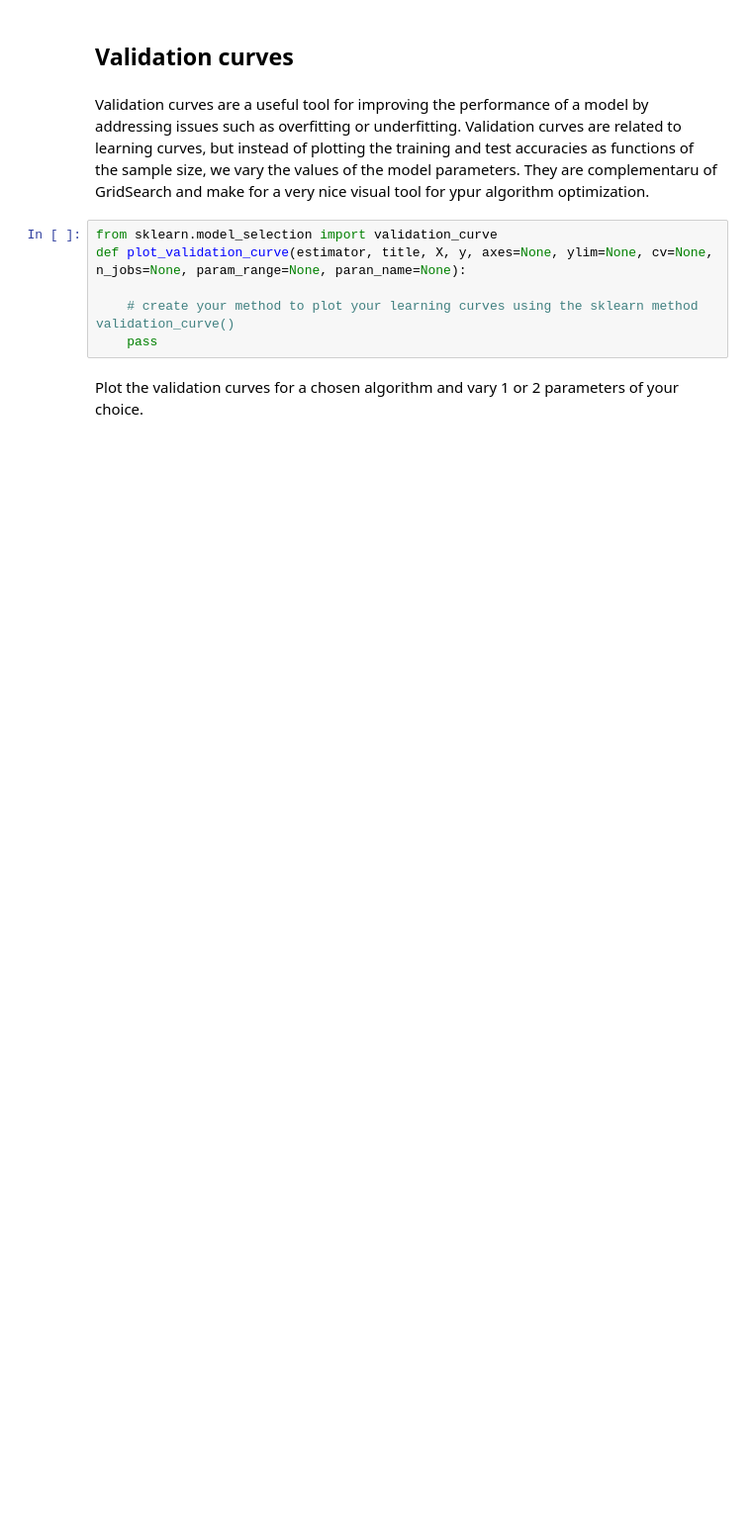
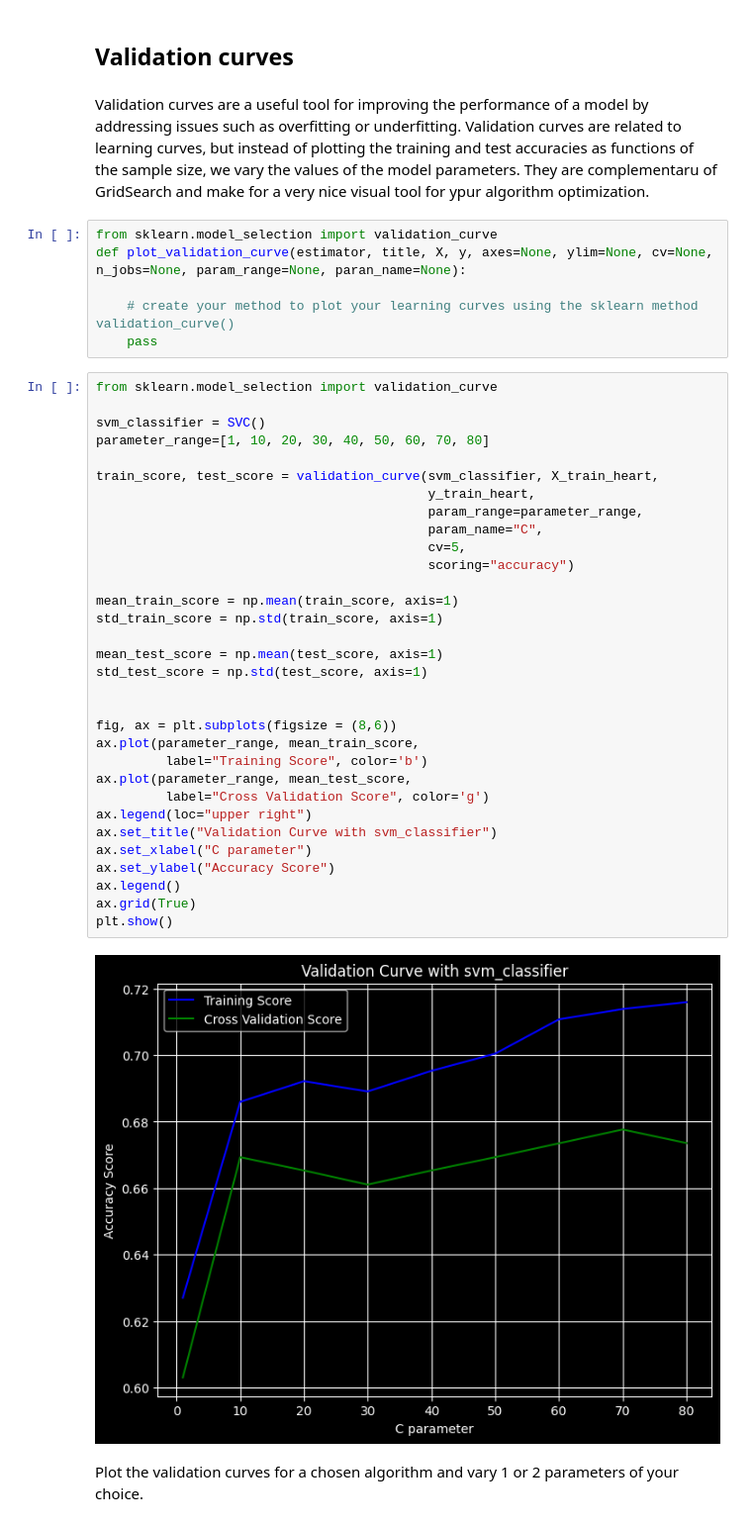
Before and after one commit to eusoumarkinhoz/ML3, a Jupyter notebook: ML3.1 - Learning Curve_heart.ipynb, the cells around one changed output. Shown: that part at 99% size. Drawn from its saved outputs; the diff is of its cells as text; blank space fills up the shorter version.

```diff
--- a/ML3.1 - Learning Curve_heart.ipynb
+++ b/ML3.1 - Learning Curve_heart.ipynb
@@ -774,5 +691,39 @@ def plot_validation_curve(estimator, title, X, y, axes=None, ylim=None, cv=None,
 
     # create your method to plot your learning curves using the sklearn method validation_curve()
     pass
+# %%
+from sklearn.model_selection import validation_curve
+
+svm_classifier = SVC()
+parameter_range=[1, 10, 20, 30, 40, 50, 60, 70, 80]
+
+train_score, test_score = validation_curve(svm_classifier, X_train_heart,
+                                           y_train_heart,
+                                           param_range=parameter_range,
+                                           param_name="C",
+                                           cv=5,
+                                           scoring="accuracy")
+
+mean_train_score = np.mean(train_score, axis=1)
+std_train_score = np.std(train_score, axis=1)
+
+mean_test_score = np.mean(test_score, axis=1)
+std_test_score = np.std(test_score, axis=1)
+
+
+fig, ax = plt.subplots(figsize = (8,6))
+ax.plot(parameter_range, mean_train_score,
+         label="Training Score", color='b')
+ax.plot(parameter_range, mean_test_score,
+         label="Cross Validation Score", color='g')
+ax.legend(loc="upper right")
+ax.set_title("Validation Curve with svm_classifier")
+ax.set_xlabel("C parameter")
+ax.set_ylabel("Accuracy Score")
+ax.legend()
+ax.grid(True)
+plt.show()
+# %% [output]
+[figure, added]
 # %% [markdown]
 Plot the validation curves for a chosen algorithm and vary 1 or 2 parameters of your choice.
```
Also changed, not shown: parts of 21 cells of this notebook, 8 other files.
